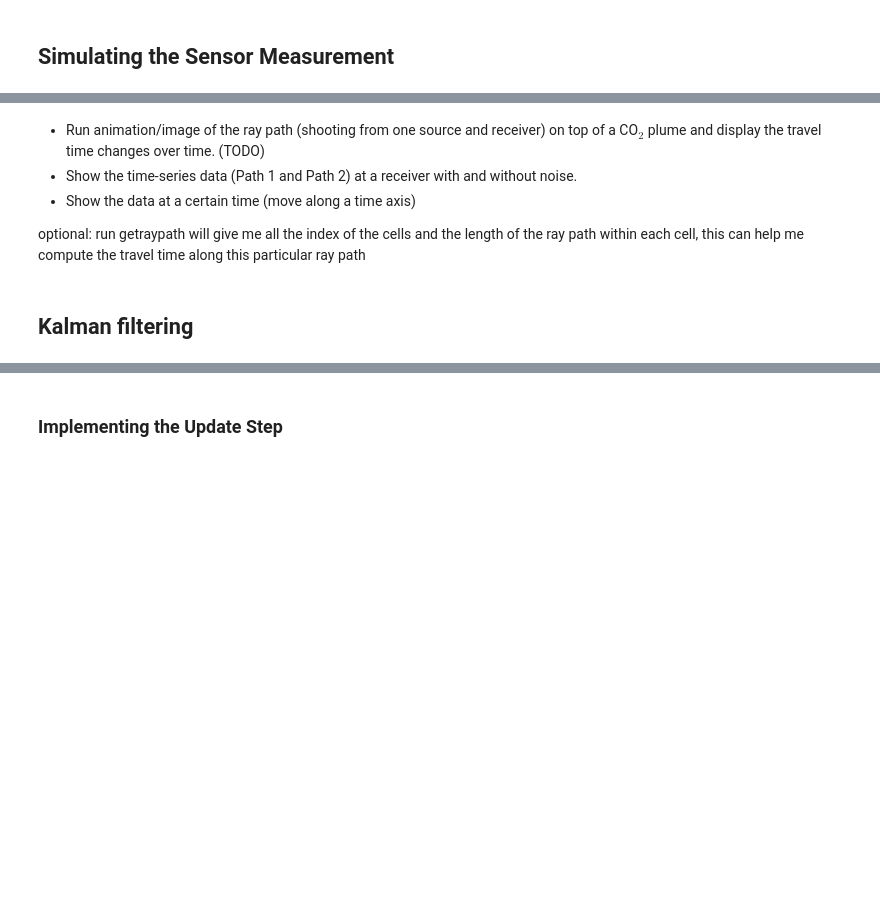
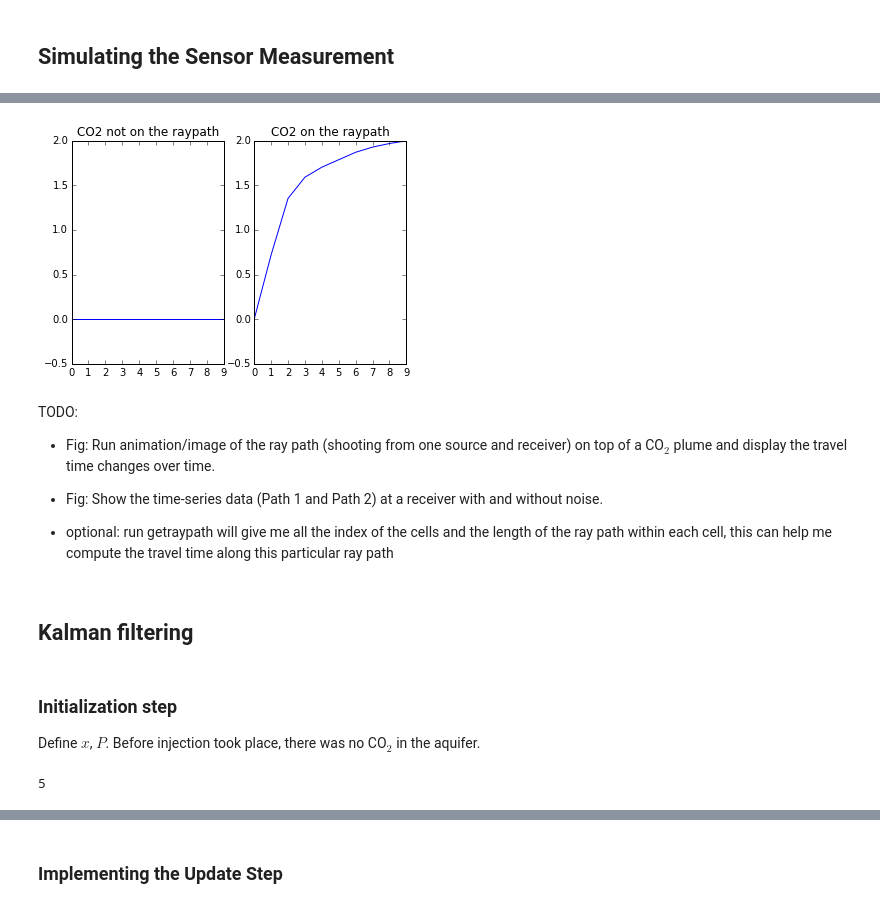
Before and after one commit to judithyueli/pyFKF, a Jupyter notebook: FristExample.ipynb, the cells around one changed output, grey strips where cells are left out. Drawn from its saved outputs; the diff is of its cells as text; code cells hidden in the pictures; blank space fills up the shorter version.

```diff
--- a/FristExample.ipynb
+++ b/FristExample.ipynb
@@ -24,10 +52,23 @@ $x$ is the grid block value of CO$_2$ slowness, an idicator of how much CO$_2$ i
 
 The presence of CO$_2$ slows down the seismic signal and increases its travel time along a ray path. If the ray path does not intercepts the CO$_2$ plume, the travel time remains constant over time (Ray path 1), otherwise it tends to increase once the CO$_2$ plume intercepts the ray path (Ray path 2).
+# %%
+reload(visualizeCO2)
+vco2.plotCO2data(data,0,47)
+# %% [output]
+[figure, added]
 # %% [markdown]
-- Run animation/image of the ray path (shooting from one source and receiver) on top of a CO$_2$ plume and display the travel time changes over time. (TODO)
-- Show the time-series data (Path 1 and Path 2) at a receiver with and without noise.
-- Show the data at a certain time (move along a time axis)
+TODO:
 
-optional: run getraypath will give me all the index of the cells and the length of the ray path within each cell, this can help me compute the travel time along this particular ray path
+- Fig: Run animation/image of the ray path (shooting from one source and receiver) on top of a CO$_2$ plume and display the travel time changes over time.
+- Fig: Show the time-series data (Path 1 and Path 2) at a receiver with and without noise.
+
+- optional: run getraypath will give me all the index of the cells and the length of the ray path within each cell, this can help me compute the travel time along this particular ray path
 # %% [markdown]
 ## Kalman filtering
+# %% [markdown]
+### Initialization step
+Define $x$, $P$. Before injection took place, there was no CO$_2$ in the aquifer.
+# %%
+np.dot(1,5)
+# %% [output]
+5
```
Also changed, not shown: parts of 16 cells of this notebook, 10 other files.
